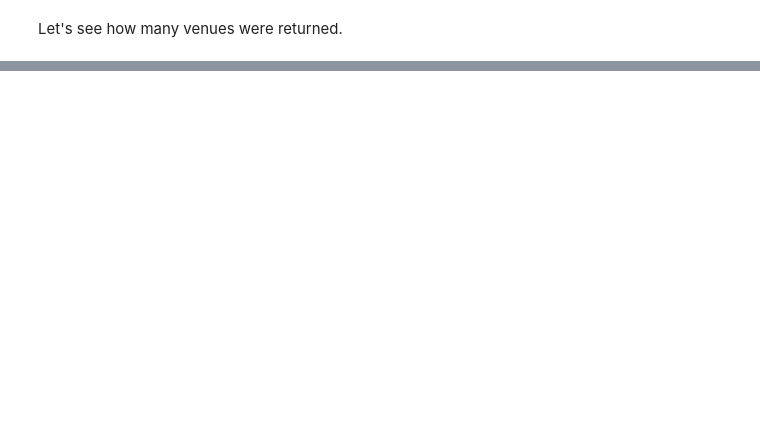
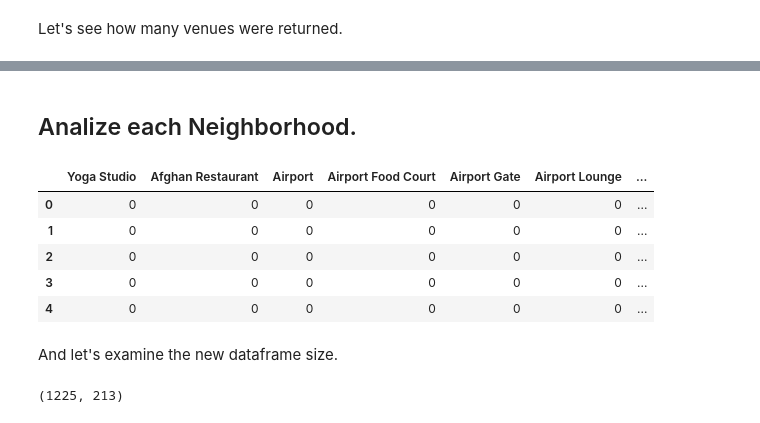
Before and after one commit to vikapats/Coursera_Capstone, a Jupyter notebook: Segmenting and Clustering Neighborhoods in Toronto.ipynb, the cells around one changed output, grey strips where cells are left out. Drawn from its saved outputs; the diff is of its cells as text; code cells hidden in the pictures; blank space fills up the shorter version.

```diff
--- a/Segmenting and Clustering Neighborhoods in Toronto.ipynb
+++ b/Segmenting and Clustering Neighborhoods in Toronto.ipynb
@@ -156,0 +163,3 @@ map_torronto
+# %%
+downtown_data = toronto_df[toronto_df['Borough'] == 'Downtown Toronto'].reset_index(drop=True)
+downtown_data.head()
@@ -244,0 +389,27 @@ print('{} venues were returned by Foursquare.'.format(nearby_venues.shape[0]))
+# %% [markdown]
+## Analize each Neighborhood.
+# %%
+# one hot encoding
+downtown_onehot = pd.get_dummies(downtown_venues[['Venue Category']], prefix="", prefix_sep="")
+
+# add neighborhood column back to dataframe
+downtown_onehot['Neighborhood'] = downtown_venues['Neighborhood']
+
+# move neighborhood column to the first column
+fixed_columns = [downtown_onehot.columns[-1]] + list(downtown_onehot.columns[:-1])
+downtown_onehot = downtown_onehot[fixed_columns]
+
+downtown_onehot.head()
+# %% [output]
+|  | Yoga Studio | Afghan Restaurant | Airport | Airport Food Court | Airport Gate | Airport Lounge | ... |
+| 0 | 0 | 0 | 0 | 0 | 0 | 0 | ... |
+| 1 | 0 | 0 | 0 | 0 | 0 | 0 | ... |
+| 2 | 0 | 0 | 0 | 0 | 0 | 0 | ... |
+| 3 | 0 | 0 | 0 | 0 | 0 | 0 | ... |
+| 4 | 0 | 0 | 0 | 0 | 0 | 0 | ... |
+# %% [markdown]
+And let's examine the new dataframe size.
+# %%
+downtown_onehot.shape
+# %% [output]
+(1225, 213)
```
Also changed, not shown: parts of 40 cells of this notebook.
